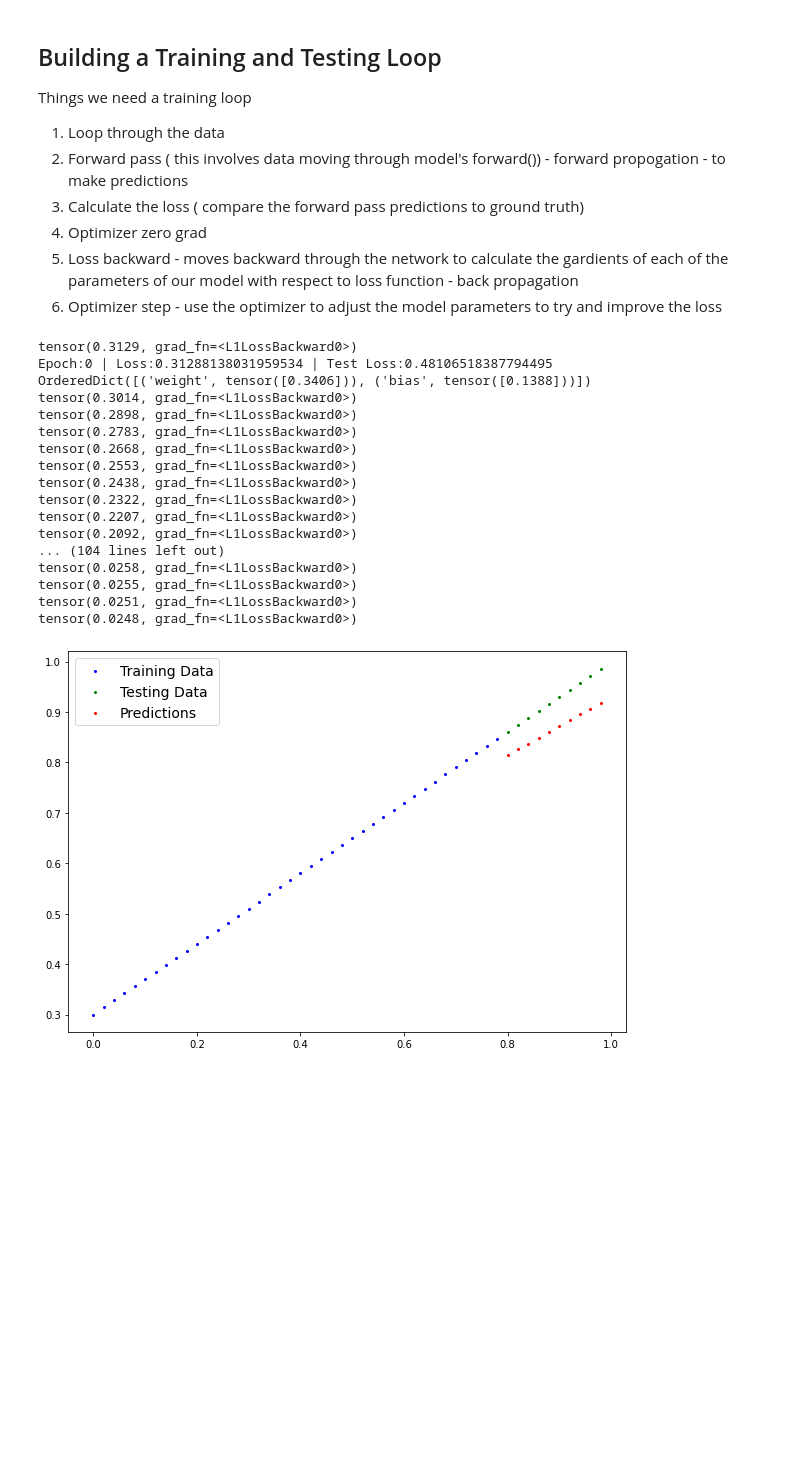
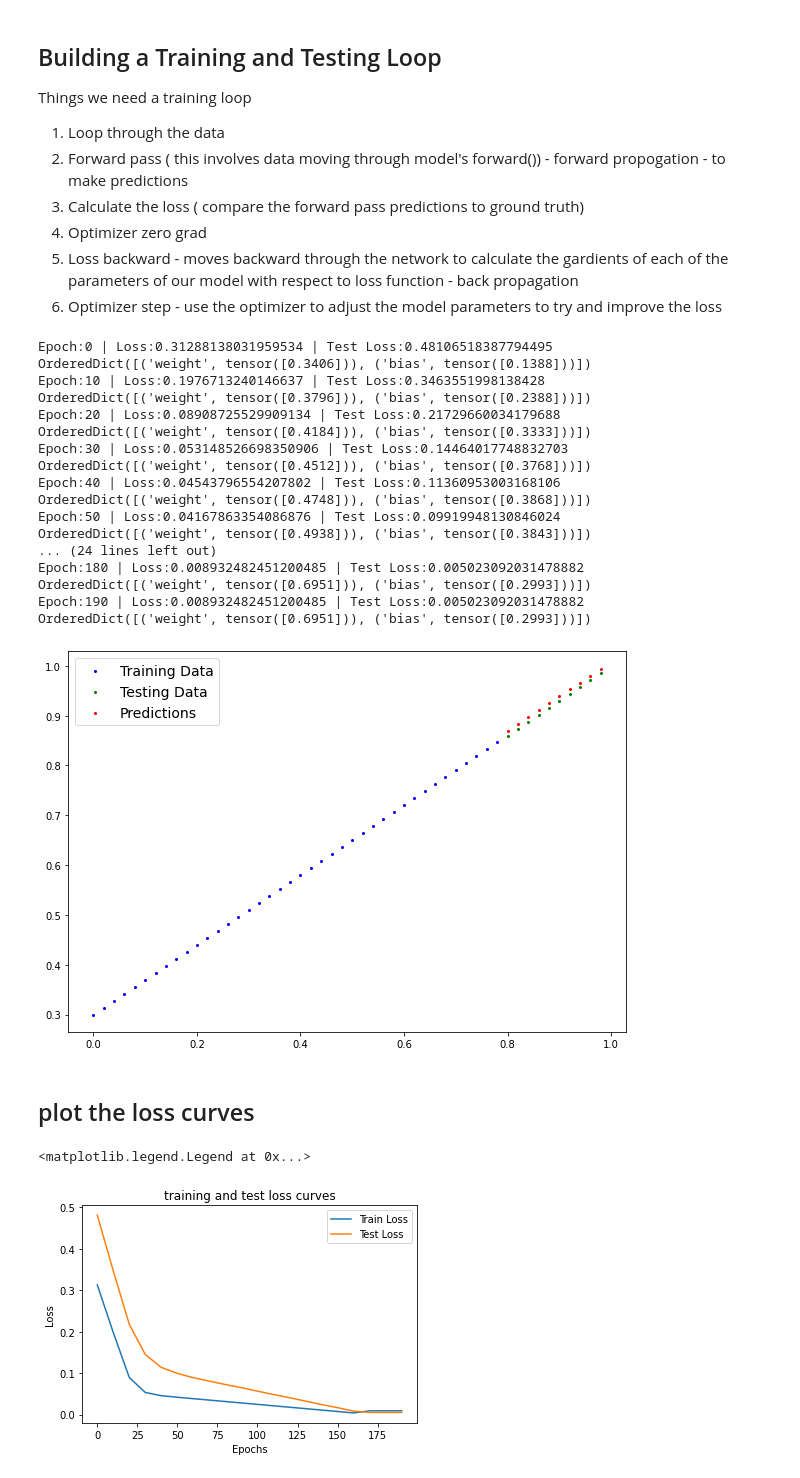
Before and after one commit to mazumdarabhinav/pytorch-content, a Jupyter notebook: 3-pytorch-worflow.ipynb, the cells around one changed output. Cells and saved outputs as stored; diff of their text form; code cells hidden in the pictures; blank space fills up the shorter version.

```diff
--- a/3-pytorch-worflow.ipynb
+++ b/3-pytorch-worflow.ipynb
@@ -220,7 +220,12 @@ Things we need a training loop
 # %%
 torch.manual_seed(42)
 # An epoch one loop through the complete data, one of the hyperparameter
-epochs = 100
+epochs = 200
+
+# Tracking important values
+epoch_count = []
+loss_values = []
+test_loss_values = []
 
 # Loop through the data
 for epoch in range(epochs):
@@ -232,7 +237,7 @@ for epoch in range(epochs):
 
     #2. Calculate Loss
     loss = loss_fn(y_pred, y_train)
-    print(loss)
+
     #3. Optimizer zero grad
     optimizer.zero_grad()
 
@@ -252,28 +257,31 @@ for epoch in range(epochs):
         # 2. calculate test loss
         test_loss = loss_fn(test_pred, y_test)
     if epoch % 10 == 0:
+        epoch_count.append(epoch)
+        loss_values.append(loss)
+        test_loss_values.append(test_loss)
         print(f"Epoch:{epoch} | Loss:{loss} | Test Loss:{test_loss}")
 
         # print model state
         print(model_0.state_dict())
 # %% [output]
-tensor(0.3129, grad_fn=<L1LossBackward0>)
 Epoch:0 | Loss:0.31288138031959534 | Test Loss:0.48106518387794495
 OrderedDict([('weight', tensor([0.3406])), ('bias', tensor([0.1388]))])
-tensor(0.3014, grad_fn=<L1LossBackward0>)
-tensor(0.2898, grad_fn=<L1LossBackward0>)
-tensor(0.2783, grad_fn=<L1LossBackward0>)
-tensor(0.2668, grad_fn=<L1LossBackward0>)
-tensor(0.2553, grad_fn=<L1LossBackward0>)
-tensor(0.2438, grad_fn=<L1LossBackward0>)
-tensor(0.2322, grad_fn=<L1LossBackward0>)
-tensor(0.2207, grad_fn=<L1LossBackward0>)
-tensor(0.2092, grad_fn=<L1LossBackward0>)
-... (104 lines left out)
-tensor(0.0258, grad_fn=<L1LossBackward0>)
-tensor(0.0255, grad_fn=<L1LossBackward0>)
-tensor(0.0251, grad_fn=<L1LossBackward0>)
-tensor(0.0248, grad_fn=<L1LossBackward0>)
+Epoch:10 | Loss:0.1976713240146637 | Test Loss:0.3463551998138428
+OrderedDict([('weight', tensor([0.3796])), ('bias', tensor([0.2388]))])
+Epoch:20 | Loss:0.08908725529909134 | Test Loss:0.21729660034179688
+OrderedDict([('weight', tensor([0.4184])), ('bias', tensor([0.3333]))])
+Epoch:30 | Loss:0.053148526698350906 | Test Loss:0.14464017748832703
+OrderedDict([('weight', tensor([0.4512])), ('bias', tensor([0.3768]))])
+Epoch:40 | Loss:0.04543796554207802 | Test Loss:0.11360953003168106
+OrderedDict([('weight', tensor([0.4748])), ('bias', tensor([0.3868]))])
+Epoch:50 | Loss:0.04167863354086876 | Test Loss:0.09919948130846024
+OrderedDict([('weight', tensor([0.4938])), ('bias', tensor([0.3843]))])
+... (24 lines left out)
+Epoch:180 | Loss:0.008932482451200485 | Test Loss:0.005023092031478882
+OrderedDict([('weight', tensor([0.6951])), ('bias', tensor([0.2993]))])
+Epoch:190 | Loss:0.008932482451200485 | Test Loss:0.005023092031478882
+OrderedDict([('weight', tensor([0.6951])), ('bias', tensor([0.2993]))])
 # %%
 # make predictions
 with torch.inference_mode():
@@ -281,4 +289,16 @@ with torch.inference_mode():
 
 plot_predictions(predictions=y_pred)
 # %% [output]
-[figure, old version]
+[figure, new version]
+# %% [markdown]
+## plot the loss curves
+# %%
+plt.plot(epoch_count, np.array(torch.tensor(loss_values).numpy()), label="Train Loss")
+plt.plot(epoch_count, np.array(torch.tensor(test_loss_values).numpy()), label="Test Loss")
+plt.title("training and test loss curves")
+plt.ylabel("Loss")
+plt.xlabel("Epochs")
+plt.legend()
+# %% [output]
+<matplotlib.legend.Legend at 0x...>
+[figure, added]
```
Also changed, not shown: parts of 35 cells of this notebook.
